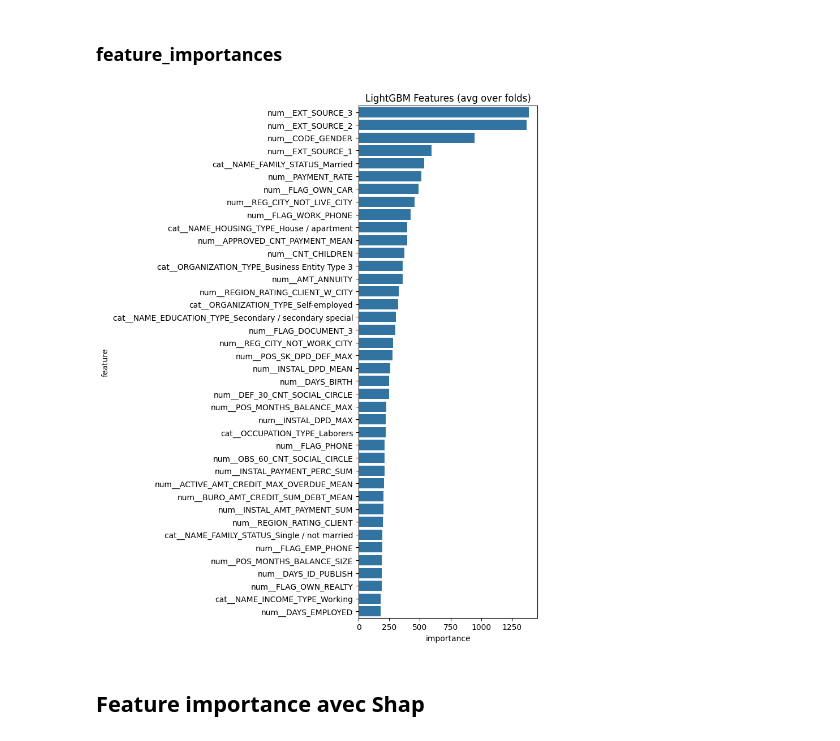
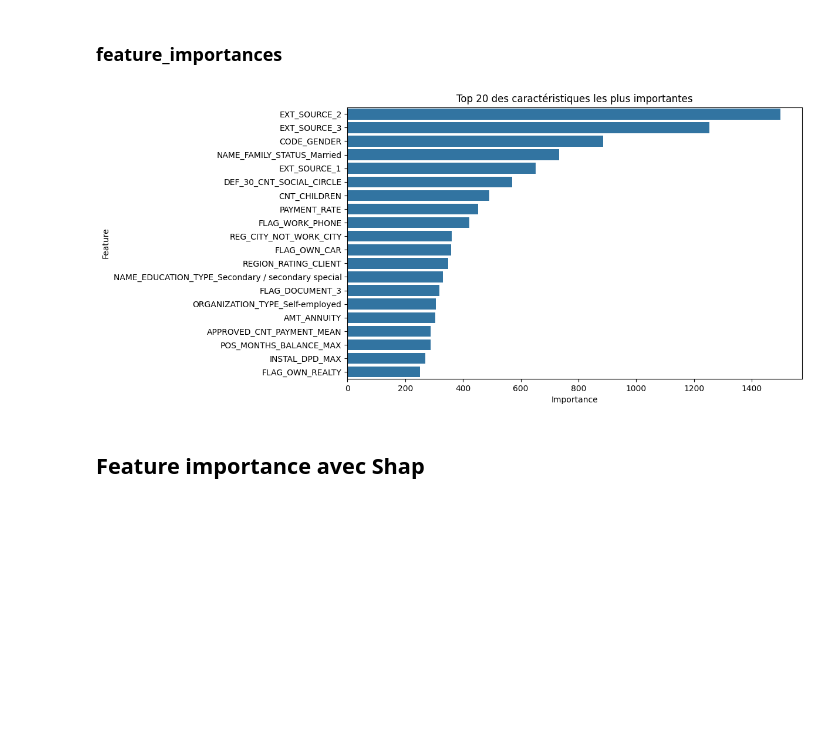
Before and after one commit to Naouel-De-Sousa/implementer_model_front_backendd, a Jupyter notebook: model_scorring_one.ipynb, the cells around one changed output. Cells and saved outputs as stored; diff of their text form; code cells hidden in the pictures; blank space fills up the shorter version.

```diff
--- a/model_scorring_one.ipynb
+++ b/model_scorring_one.ipynb
@@ -800,10 +786,29 @@ Pipeline(steps=[('preprocessor',
                                 verbose=-1))])
 # %% [markdown]
 ### feature_importances
-# %%
-display_importances(feature_importances_df)
-# %% [output]
-[figure, removed]
+# %%
+# Extraire les importances des caractéristiques
+feature_importances = best_model_pipeline.named_steps['classifier'].feature_importances_
+
+#  définir numerical_feats et categorical_feats
+numerical_feats = [f for f in sampled_df.columns if sampled_df[f].dtype in ['int64', 'float64'] and f not in ['TARGET']]
+categorical_feats = [f for f in sampled_df.columns if sampled_df[f].dtype == 'object']
+feature_names = best_model_pipeline.named_steps['preprocessor'].transformers_[1][1].named_steps['onehot'].get_feature_names_out(input_features=categorical_feats)
+feature_names = np.concatenate([numerical_feats, feature_names])
+
+# Assurez-vous que la longueur des noms de caractéristiques correspond à celle des importances
+assert len(feature_names) == len(feature_importances), "La longueur des noms de caractéristiques ne correspond pas à celle des importances"
+
+# Créer un DataFrame pour faciliter la visualisation
+importances_df = pd.DataFrame({'Feature': feature_names, 'Importance': feature_importances}).sort_values(by='Importance', ascending=False)
+
+# Visualisation
+plt.figure(figsize=(10, 6))
+sns.barplot(x='Importance', y='Feature', data=importances_df.head(20))
+plt.title('Top 20 des caractéristiques les plus importantes')
+plt.show()
+# %% [output]
+[figure, added]
 # %% [markdown]
 ## Feature importance avec Shap
 # %% [markdown]
```
Also changed, not shown: parts of 35 cells of this notebook, 2 other files.
